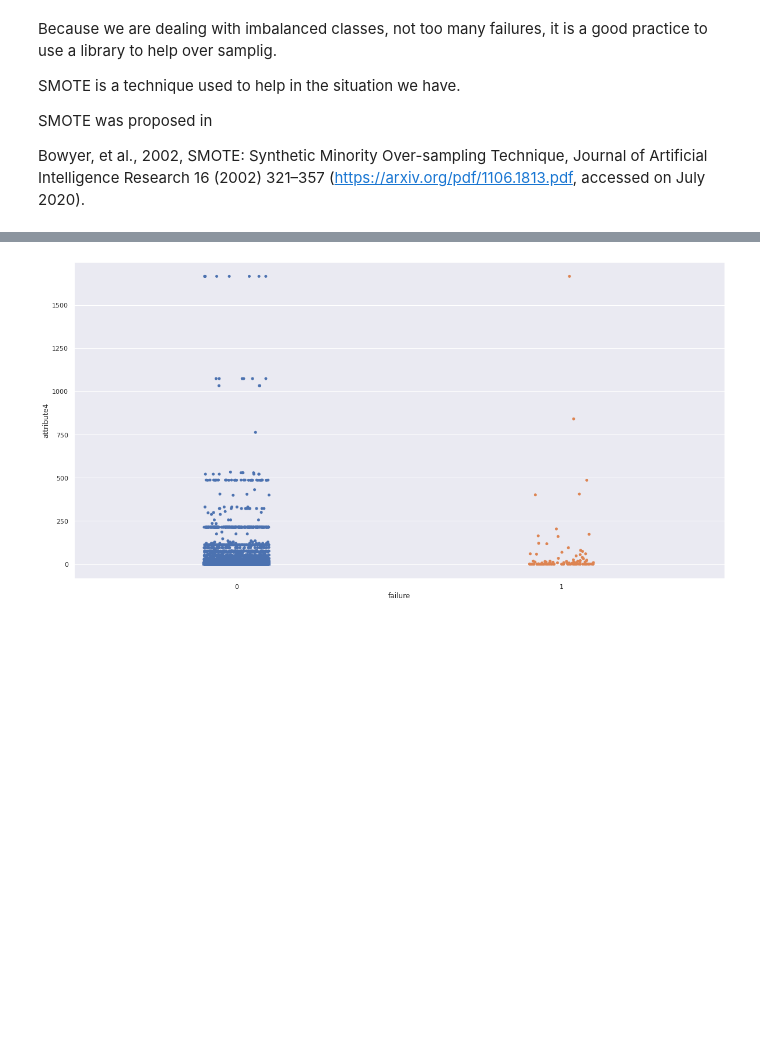
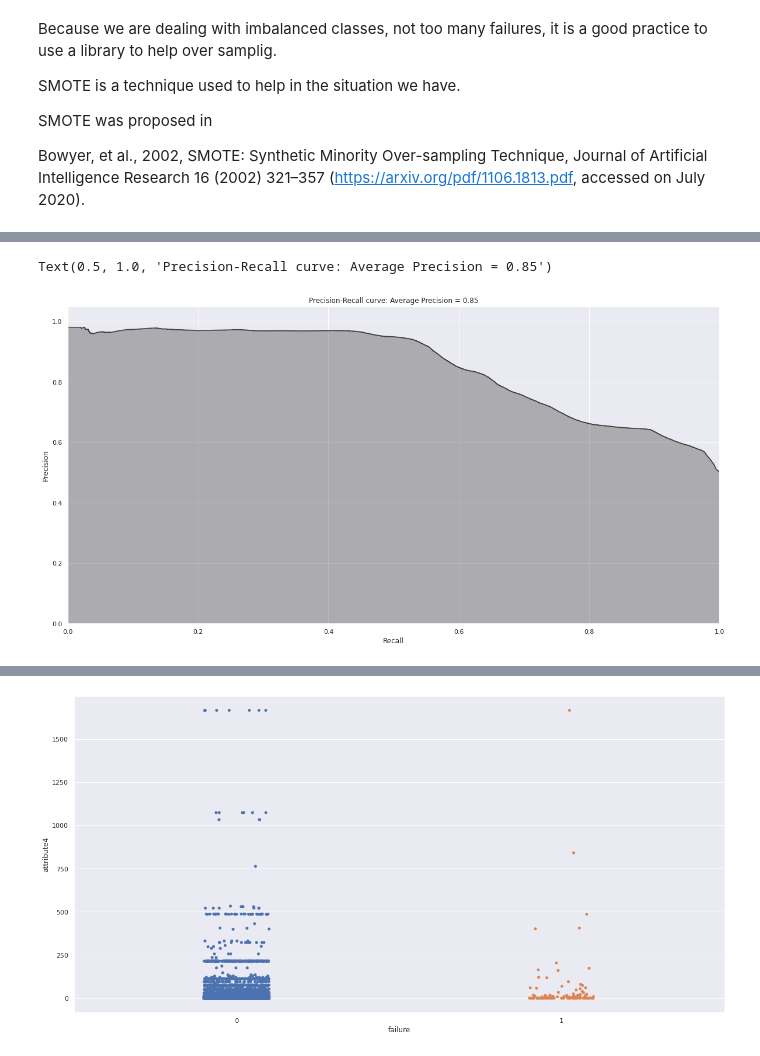
Before and after one commit to qSergio/rare_anomaly, a Jupyter notebook: anomalia/Work Sample.ipynb, the cells around one changed output, grey strips where cells are left out. Saved outputs shown, nothing was run; the diff lists cells and outputs as text; code cells hidden in the pictures; blank space fills up the shorter version.

```diff
--- a/anomalia/Work Sample.ipynb
+++ b/anomalia/Work Sample.ipynb
@@ -491,0 +577,18 @@ pipe_lg = Pipeline([('classifier' , logReg)])
+# %%
+for train_index, cv_index in k_fold.split(np.zeros(len(X_train_rlg)),y_train_rlg.y.ravel()):
+    X_train_fold, X_cv_fold = X_train_rlg.iloc[train_index,:],X_train_rlg.iloc[cv_index,:]
+    y_train_fold, y_cv_fold = y_train_rlg.iloc[train_index],y_train_rlg.iloc[cv_index]
+
+    model.fit(X_train_fold, y_train_fold)
+    loglossTraining = log_loss(y_train_fold, model.predict_proba(X_train_fold)[:,1])
+    trainingScores.append(loglossTraining)
+
+    predictionsBasedOnKFolds.loc[X_cv_fold.index,:] = model.predict_proba(X_cv_fold)
+    loglossCV = log_loss(y_cv_fold, predictionsBasedOnKFolds.loc[X_cv_fold.index,1])
+    cvScores.append(loglossCV)
+
+    print('Training Log Loss: ', loglossTraining)
+    print('CV Log Loss: ', loglossCV)
+
+loglossLogisticRegression = log_loss(y_train_rlg, predictionsBasedOnKFolds.loc[:,1])
+print('Logistic Regression Log Loss: ', loglossLogisticRegression)
@@ -491,0 +607,24 @@ pipe_lg = Pipeline([('classifier' , logReg)])
+# %%
+preds = pd.concat([y_train_rlg,predictionsBasedOnKFolds.loc[:,1]], axis=1)
+preds.columns = ['trueLabel','prediction']
+predictionsBasedOnKFoldsLogisticRegression = preds.copy()
+# %%
+precision, recall, thresholds = precision_recall_curve(preds['trueLabel'],
+                                                       preds['prediction'])
+# %%
+average_precision = average_precision_score(preds['trueLabel'],
+                                            preds['prediction'])
+# %%
+plt.step(recall, precision, color='k', alpha=0.7, where='post')
+plt.fill_between(recall, precision, step='post', alpha=0.3, color='k')
+
+plt.xlabel('Recall')
+plt.ylabel('Precision')
+plt.ylim([0.0, 1.05])
+plt.xlim([0.0, 1.0])
+
+plt.title('Precision-Recall curve: Average Precision = {0:0.2f}'.format(
+          average_precision))
+# %% [output]
+Text(0.5, 1.0, 'Precision-Recall curve: Average Precision = 0.85')
+[figure, added]
```
Also changed, not shown: parts of 14 cells of this notebook.
